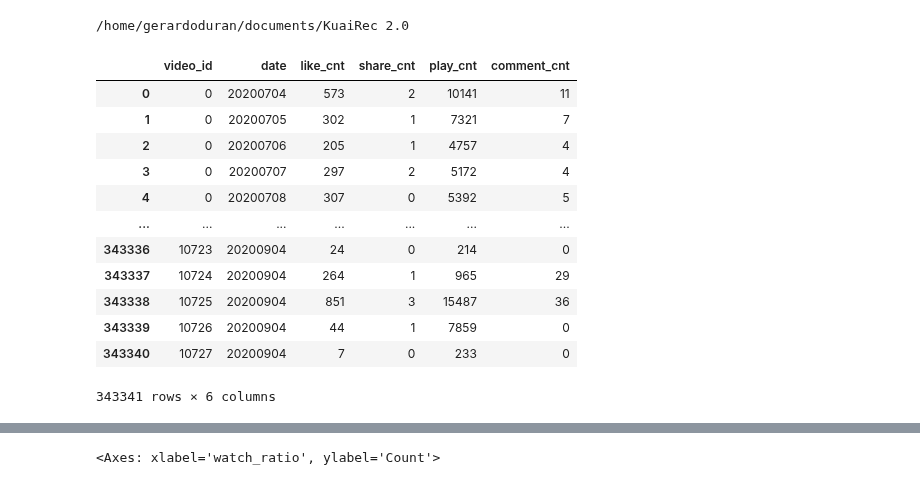
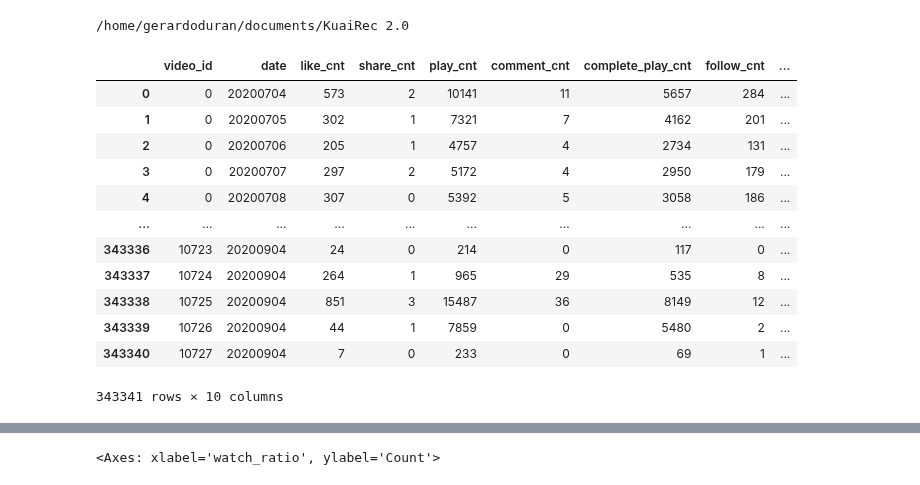
Before and after one commit to gerdm/low-rank-last-layer-inference, a Jupyter notebook: experiments/kuairec.ipynb, the cells around one changed output, grey strips where cells are left out. Cells and saved outputs as stored; diff of their text form; code cells hidden in the pictures.

```diff
--- a/experiments/kuairec.ipynb
+++ b/experiments/kuairec.ipynb
@@ -33,22 +33,25 @@ video_stats = pd.read_csv("./data/item_daily_features.csv")
 new_dates = pd.to_datetime(video_stats["date"].astype(str)) - pd.Timedelta(days=1)
 video_stats["date"] = new_dates.apply(lambda x: int(x.strftime("%Y%m%d")))
 # %%
-target_cols = ["video_id", "date", "like_cnt", "share_cnt", "play_cnt", "comment_cnt"]
+target_cols = [
+    "video_id", "date", "like_cnt", "share_cnt", "play_cnt", "comment_cnt",
+    "complete_play_cnt", "follow_cnt", "reply_comment_cnt", "download_cnt",
+]
 video_stats[target_cols]
 # %% [output]
-|  | video_id | date | like_cnt | share_cnt | play_cnt | comment_cnt |
-| 0 | 0 | 20200704 | 573 | 2 | 10141 | 11 |
-| 1 | 0 | 20200705 | 302 | 1 | 7321 | 7 |
-| 2 | 0 | 20200706 | 205 | 1 | 4757 | 4 |
-| 3 | 0 | 20200707 | 297 | 2 | 5172 | 4 |
-| 4 | 0 | 20200708 | 307 | 0 | 5392 | 5 |
-| ... | ... | ... | ... | ... | ... | ... |
-| 343336 | 10723 | 20200904 | 24 | 0 | 214 | 0 |
-| 343337 | 10724 | 20200904 | 264 | 1 | 965 | 29 |
-| 343338 | 10725 | 20200904 | 851 | 3 | 15487 | 36 |
-| 343339 | 10726 | 20200904 | 44 | 1 | 7859 | 0 |
-| 343340 | 10727 | 20200904 | 7 | 0 | 233 | 0 |
+|  | video_id | date | like_cnt | share_cnt | play_cnt | comment_cnt | complete_play_cnt | follow_cnt | ... |
+| 0 | 0 | 20200704 | 573 | 2 | 10141 | 11 | 5657 | 284 | ... |
+| 1 | 0 | 20200705 | 302 | 1 | 7321 | 7 | 4162 | 201 | ... |
+| 2 | 0 | 20200706 | 205 | 1 | 4757 | 4 | 2734 | 131 | ... |
+| 3 | 0 | 20200707 | 297 | 2 | 5172 | 4 | 2950 | 179 | ... |
+| 4 | 0 | 20200708 | 307 | 0 | 5392 | 5 | 3058 | 186 | ... |
+| ... | ... | ... | ... | ... | ... | ... | ... | ... | ... |
+| 343336 | 10723 | 20200904 | 24 | 0 | 214 | 0 | 117 | 0 | ... |
+| 343337 | 10724 | 20200904 | 264 | 1 | 965 | 29 | 535 | 8 | ... |
+| 343338 | 10725 | 20200904 | 851 | 3 | 15487 | 36 | 8149 | 12 | ... |
+| 343339 | 10726 | 20200904 | 44 | 1 | 7859 | 0 | 5480 | 2 | ... |
+| 343340 | 10727 | 20200904 | 7 | 0 | 233 | 0 | 69 | 1 | ... |
-343341 rows × 6 columns
+343341 rows × 10 columns
 # %%
 cols_merge = ["video_id", "date"]
 small_matrix = pd.read_csv("data/small_matrix.csv").dropna()
```
Also changed, not shown: parts of 61 cells of this notebook, 11 other files.
